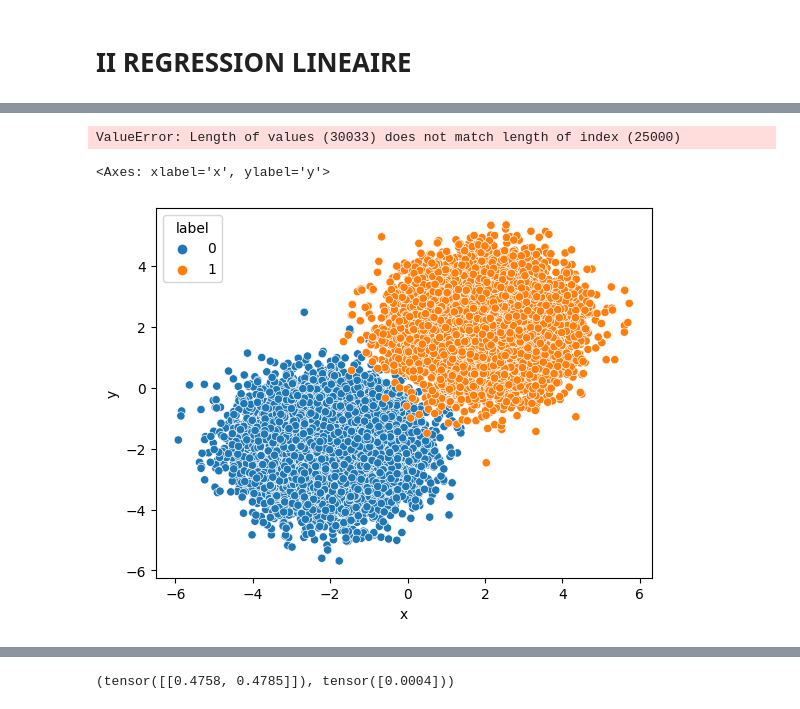
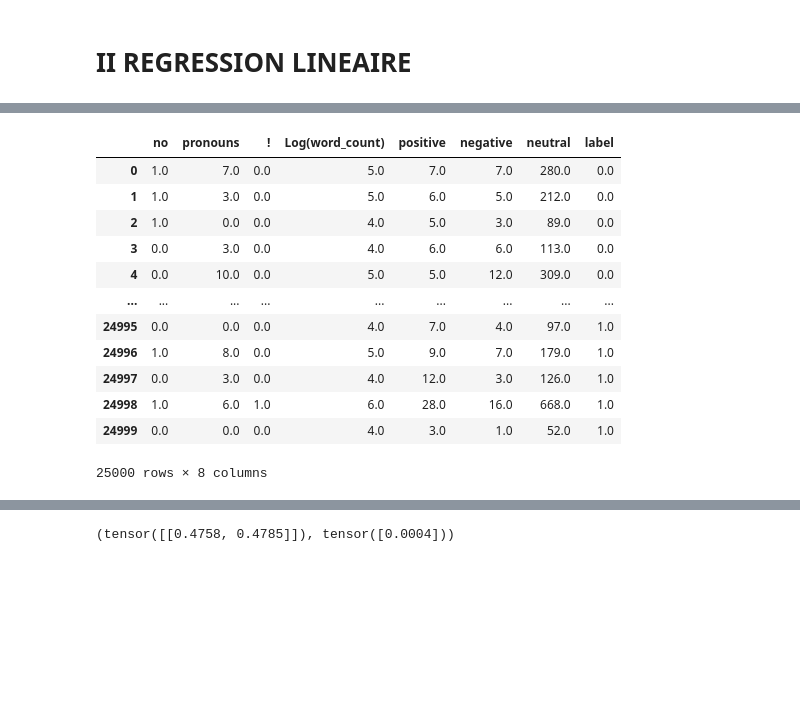
Before and after one commit to MajoranReveur/NLP-LAB3, a Jupyter notebook: LAB3.ipynb, the cells around one changed output, grey strips where cells are left out. Cells and saved outputs as stored; diff of their text form; code cells hidden in the pictures; blank space fills up the shorter version.

```diff
--- a/LAB3.ipynb
+++ b/LAB3.ipynb
@@ -126,16 +126,30 @@ all_points.shape, len(labels)
 # %%
 df = pd.DataFrame()
-df["x"] = all_points[:, 0]
-df["y"] = all_points[:, 1]
+df["no"] = all_points[:, 0]
+df["pronouns"] = all_points[:, 1]
+df["!"] = all_points[:, 2]
+df["Log(word_count)"] = all_points[:, 3]
+df["positive"] = all_points[:, 4]
+df["negative"] = all_points[:, 5]
+df["neutral"] = all_points[:, 6]
+
+
 df["label"] = labels
-df.head()
+df
 # %% [output]
+|  | no | pronouns | ! | Log(word_count) | positive | negative | neutral | label |
+| 0 | 1.0 | 7.0 | 0.0 | 5.0 | 7.0 | 7.0 | 280.0 | 0.0 |
+| 1 | 1.0 | 3.0 | 0.0 | 5.0 | 6.0 | 5.0 | 212.0 | 0.0 |
+| 2 | 1.0 | 0.0 | 0.0 | 4.0 | 5.0 | 3.0 | 89.0 | 0.0 |
+| 3 | 0.0 | 3.0 | 0.0 | 4.0 | 6.0 | 6.0 | 113.0 | 0.0 |
+| 4 | 0.0 | 10.0 | 0.0 | 5.0 | 5.0 | 12.0 | 309.0 | 0.0 |
+| ... | ... | ... | ... | ... | ... | ... | ... | ... |
+| 24995 | 0.0 | 0.0 | 0.0 | 4.0 | 7.0 | 4.0 | 97.0 | 1.0 |
+| 24996 | 1.0 | 8.0 | 0.0 | 5.0 | 9.0 | 7.0 | 179.0 | 1.0 |
+| 24997 | 0.0 | 3.0 | 0.0 | 4.0 | 12.0 | 3.0 | 126.0 | 1.0 |
+| 24998 | 1.0 | 6.0 | 1.0 | 6.0 | 28.0 | 16.0 | 668.0 | 1.0 |
+| 24999 | 0.0 | 0.0 | 0.0 | 4.0 | 3.0 | 1.0 | 52.0 | 1.0 |
-ValueError: Length of values (30033) does not match length of index (25000)
+25000 rows × 8 columns
-# %%
-sns.scatterplot(data=df, x="x", y="y", hue="label")
-# %% [output]
-<Axes: xlabel='x', ylabel='y'>
-[figure, removed]
 # %%
 
 all_points = torch.tensor(all_points, dtype=torch.float32)
```
Also changed, not shown: parts of 8 cells of this notebook.
